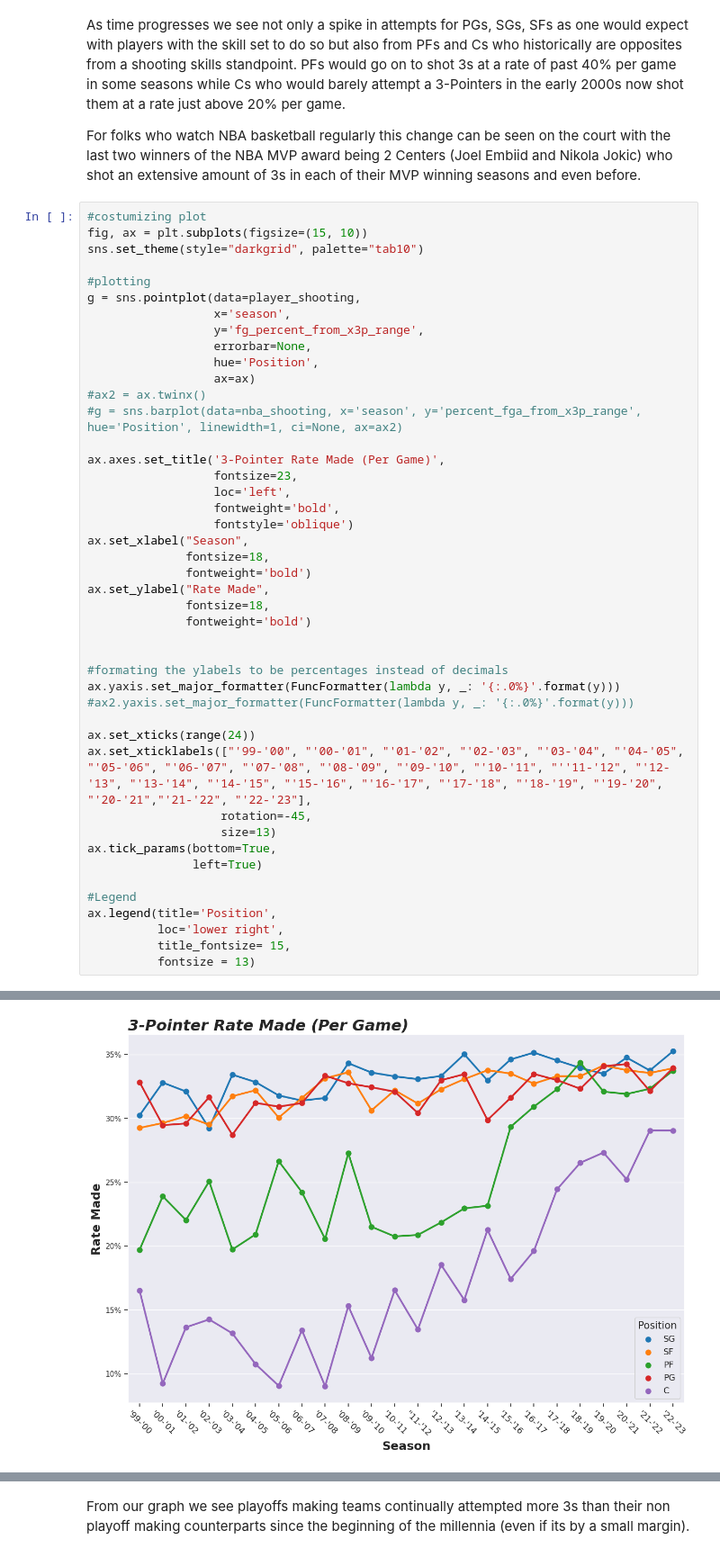
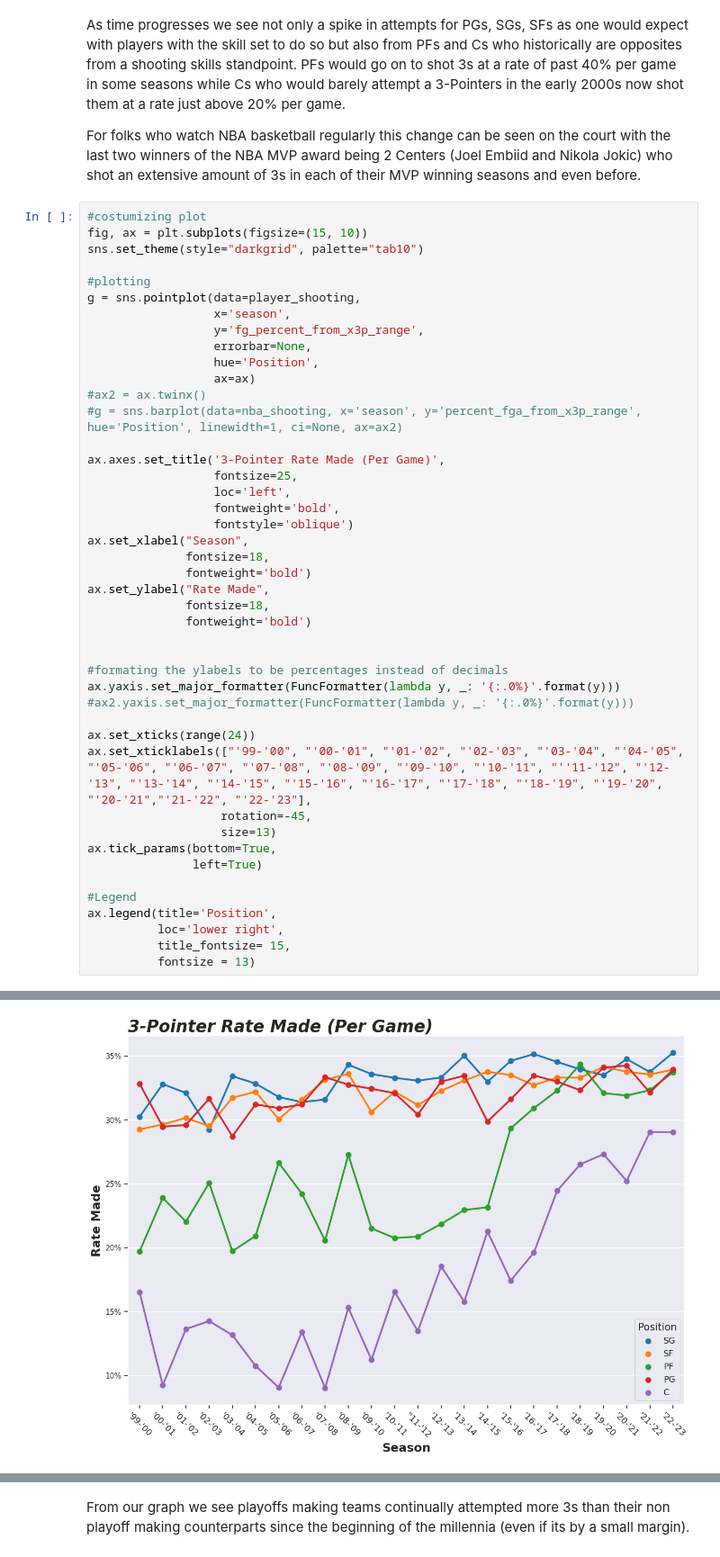
Before and after one commit to RafaelJMinaya/NBA-3Point-Shooting-Analysis, a Jupyter notebook: nba-3-point-shooting-evolution.ipynb, the cells around one changed output, grey strips where cells are left out. Shown at 90% size. Drawn from its saved outputs; the diff is of its cells as text.

```diff
--- a/nba-3-point-shooting-evolution.ipynb
+++ b/nba-3-point-shooting-evolution.ipynb
@@ -398,36 +404,36 @@ g = sns.pointplot(data=player_shooting,
 #g = sns.barplot(data=nba_shooting, x='season', y='percent_fga_from_x3p_range', hue='Position', linewidth=1, ci=None, ax=ax2)
 
 ax.axes.set_title('3-Pointer Rate Made (Per Game)',
-                  fontsize=23,
+                  fontsize=25,
                   loc='left',
                   fontweight='bold',
                   fontstyle='oblique')
 ax.set_xlabel("Season",
               fontsize=18,
               fontweight='bold')
 ax.set_ylabel("Rate Made",
               fontsize=18,
               fontweight='bold')
 
 
 #formating the ylabels to be percentages instead of decimals
 ax.yaxis.set_major_formatter(FuncFormatter(lambda y, _: '{:.0%}'.format(y)))
 #ax2.yaxis.set_major_formatter(FuncFormatter(lambda y, _: '{:.0%}'.format(y)))
 
 ax.set_xticks(range(24))
 ax.set_xticklabels(["'99-'00", "'00-'01", "'01-'02", "'02-'03", "'03-'04", "'04-'05", "'05-'06", "'06-'07", "'07-'08", "'08-'09", "'09-'10", "'10-'11", "''11-'12", "'12-'13", "'13-'14", "'14-'15", "'15-'16", "'16-'17", "'17-'18", "'18-'19", "'19-'20", "'20-'21","'21-'22", "'22-'23"],
                    rotation=-45,
                    size=13)
 ax.tick_params(bottom=True,
                left=True)
 
 #Legend
 ax.legend(title='Position',
           loc='lower right',
           title_fontsize= 15,
           fontsize = 13)
 # %% [output]
 <matplotlib.legend.Legend at 0x...>
-[figure, old version]
+[figure, new version]
 # %% [markdown]
 Looking at the rate in which player were actually making 3s it's not surprising to see PGs, SGs, and SFs ahooting at such a high rate but what's more suprsing is PFs and Cs catching up with their shorter and quicker counterparts in the 3-Point making department.
```
Also changed, not shown: parts of 25 cells of this notebook.
